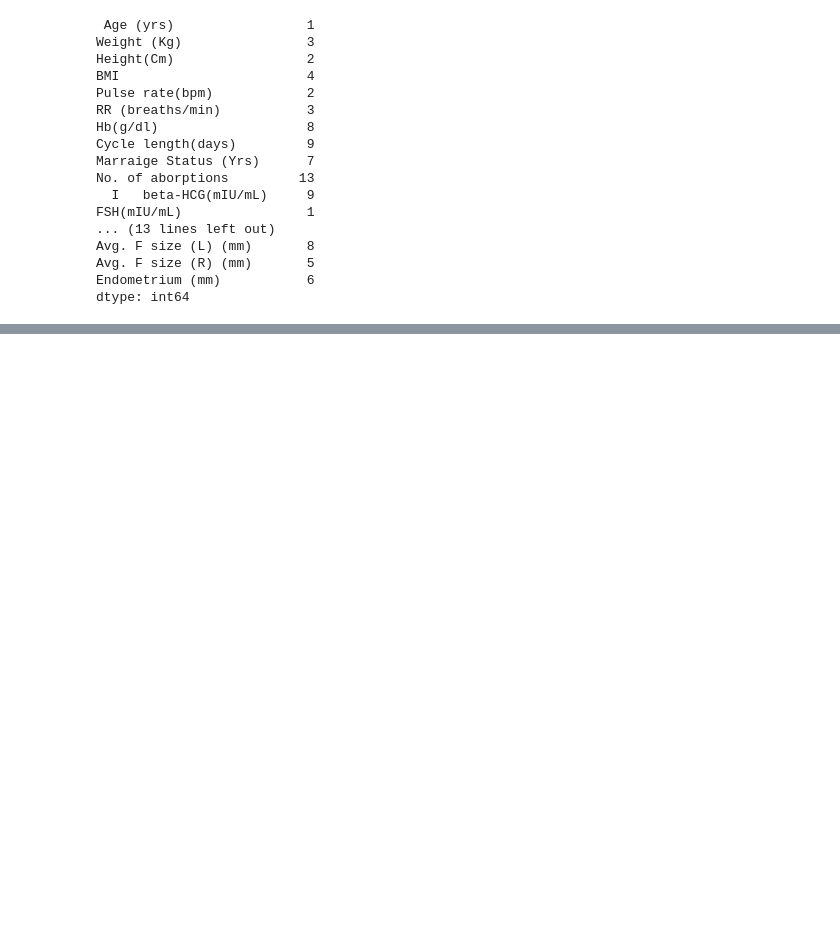
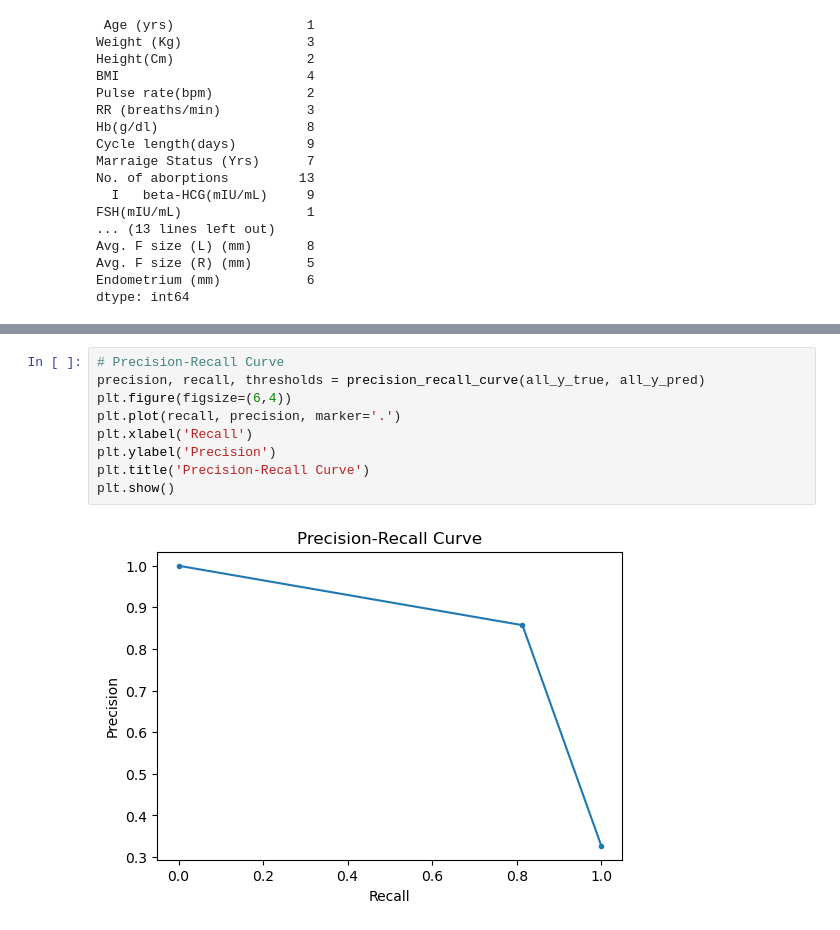
Before and after one commit to Kanishka-sharma/Hybrid-Approach-to-Predict-PCOS, a Jupyter notebook: Hybrid Model -PCOS.ipynb, the cells around one changed output, grey strips where cells are left out. Saved outputs shown, nothing was run; the diff lists cells and outputs as text; blank space fills up the shorter version.

```diff
--- a/Hybrid Model -PCOS.ipynb
+++ b/Hybrid Model -PCOS.ipynb
@@ -836,0 +807,11 @@ plt.show()
+# %%
+# Precision-Recall Curve
+precision, recall, thresholds = precision_recall_curve(all_y_true, all_y_pred)
+plt.figure(figsize=(6,4))
+plt.plot(recall, precision, marker='.')
+plt.xlabel('Recall')
+plt.ylabel('Precision')
+plt.title('Precision-Recall Curve')
+plt.show()
+# %% [output]
+[figure, added]
```
Also changed, not shown: parts of 15 cells of this notebook.
